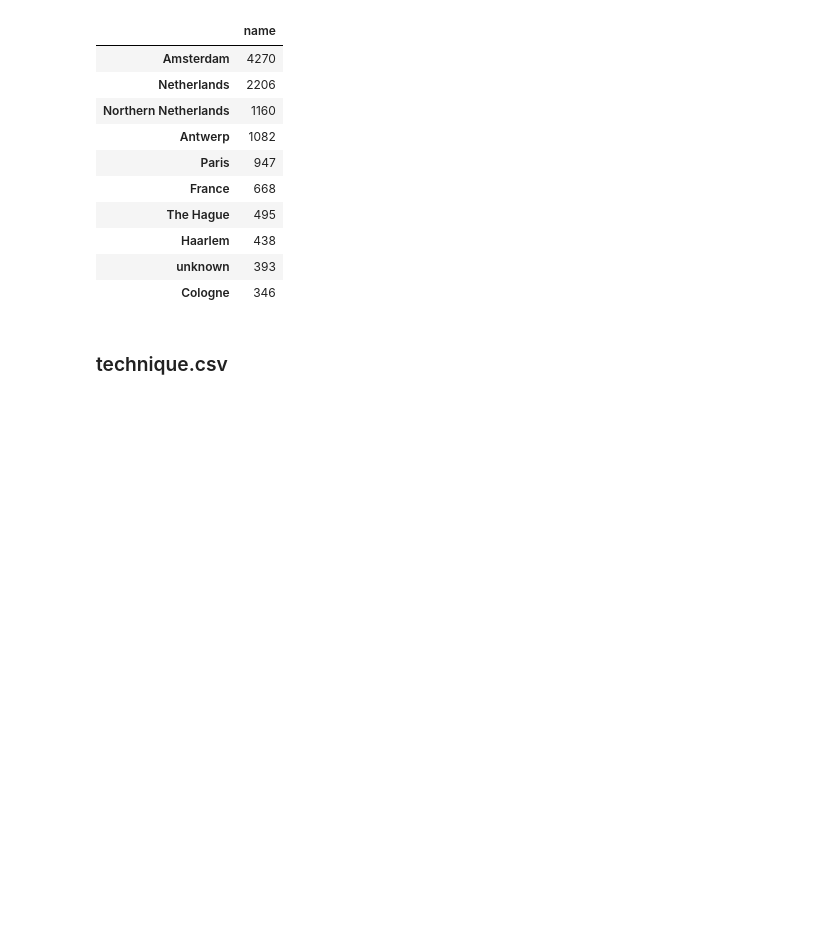
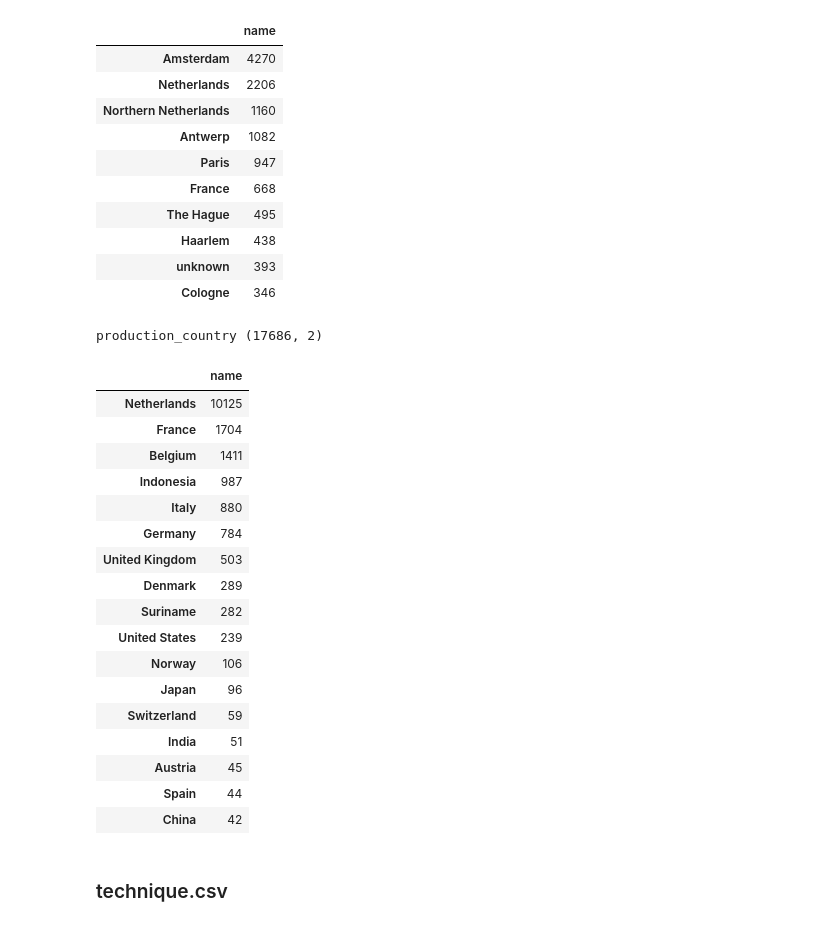
Before and after one commit to yumehara/atmacup10, a Jupyter notebook: notebook/atmacup10_EDA.ipynb, the cells around one changed output. Drawn from its saved outputs; the diff is of its cells as text; code cells hidden in the pictures; blank space fills up the shorter version.

```diff
--- a/notebook/atmacup10_EDA.ipynb
+++ b/notebook/atmacup10_EDA.ipynb
@@ -278,3 +277,28 @@ production_place_unique.head(10)
+# %%
+production_country = pd.read_csv('../input/production_country.csv')
+print('production_country', production_country.shape)
+production_country_unique = pd.DataFrame(production_country['name'].value_counts())
+production_country_unique.head(17)
+# %% [output]
+production_country (17686, 2)
+|  | name |
+| Netherlands | 10125 |
+| France | 1704 |
+| Belgium | 1411 |
+| Indonesia | 987 |
+| Italy | 880 |
+| Germany | 784 |
+| United Kingdom | 503 |
+| Denmark | 289 |
+| Suriname | 282 |
+| United States | 239 |
+| Norway | 106 |
+| Japan | 96 |
+| Switzerland | 59 |
+| India | 51 |
+| Austria | 45 |
+| Spain | 44 |
+| China | 42 |
 # %% [markdown]
 ### technique.csv
 # %%
```
Also changed, not shown: parts of 4 cells of this notebook, 1 other file.
